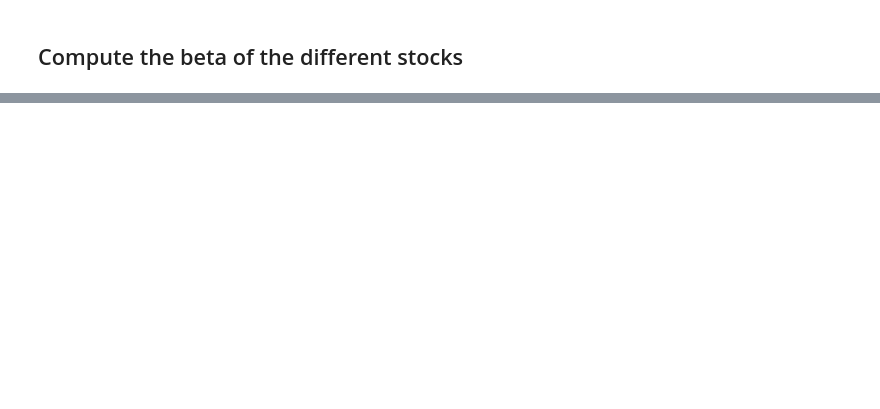
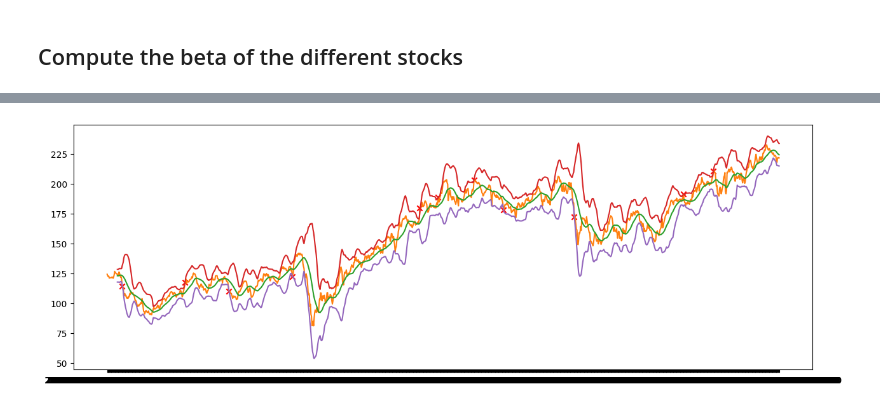
Before and after one commit to yann-pourcenoux/SmoothMyStrategy, a Jupyter notebook: src/notebooks/Learning.ipynb, the cells around one changed output, grey strips where cells are left out. Saved outputs shown, nothing was run; the diff lists cells and outputs as text; code cells hidden in the pictures; blank space fills up the shorter version.

```diff
--- a/src/notebooks/Learning.ipynb
+++ b/src/notebooks/Learning.ipynb
@@ -103,11 +88,11 @@ plt.show()
 # %% [markdown]
 Check the stocks the most correlated with the index over the last 5 years
 # %%
-corr_omx = corr['OMX_30'].sort_values(ascending=False)
+corr_omx = corr['^OMX'].sort_values(ascending=False)
 
 for k, (index, value) in enumerate(corr_omx.items()):
     plt.subplot(2,3,k+1)
-    (data['OMX_30']/(data['OMX_30'].max())).plot()
+    (data['^OMX']/(data['^OMX'].max())).plot()
     (data[index]/(data[index].max())).plot()
     plt.legend()
     plt.title(f'{index} - {value:.2f}')
@@ -192,0 +193,38 @@ df_betas.head()
+# %%
+data = loader.get_dataframe(
+    tickers_OMX,
+    columns=['High', 'Low', 'Close'],
+    start='2018-09-01',
+    end='2023-09-01'
+)
+
+data.fillna(method='ffill', inplace=True)
+for ticker in tickers_OMX:
+    data[f'{ticker}_TP'] = (
+        data[f'{ticker}_High'] + data[f'{ticker}_Low'] + data[f'{ticker}_Close']
+    )/3
+
+
+ticker = 'VOLV-B.ST'
+close = f'{ticker}_Close'
+tp = f'{ticker}_TP'
+# Compute the simple moving average
+sma = data.rolling(20).mean()
+std = data.rolling(20).std()
+bolu = sma + 3*std
+bold = sma - 3*std
+
+crossings = (data[close] > bolu[tp]) | (data[close] < bold[tp])
+# Plot where the data points are out of the bollinger bands
+data[close] = data[close][crossings]
+
+plt.figure(figsize=(15,5))
+plt.plot(data.index, data[close], label=close)
+plt.plot(data.index, data[tp], label=tp)
+plt.plot(data.index, sma[tp], label='sma20')
+plt.plot(data.index, bolu[tp], label='bolu')
+plt.plot(data.index, bold[tp], label='bold')
+plt.scatter(data.index, data[close], marker='x', color='red', label='out of bands')
+plt.show()
+# %% [output]
+[figure, added]
```
Also changed, not shown: parts of 8 cells of this notebook, 11 other files.
